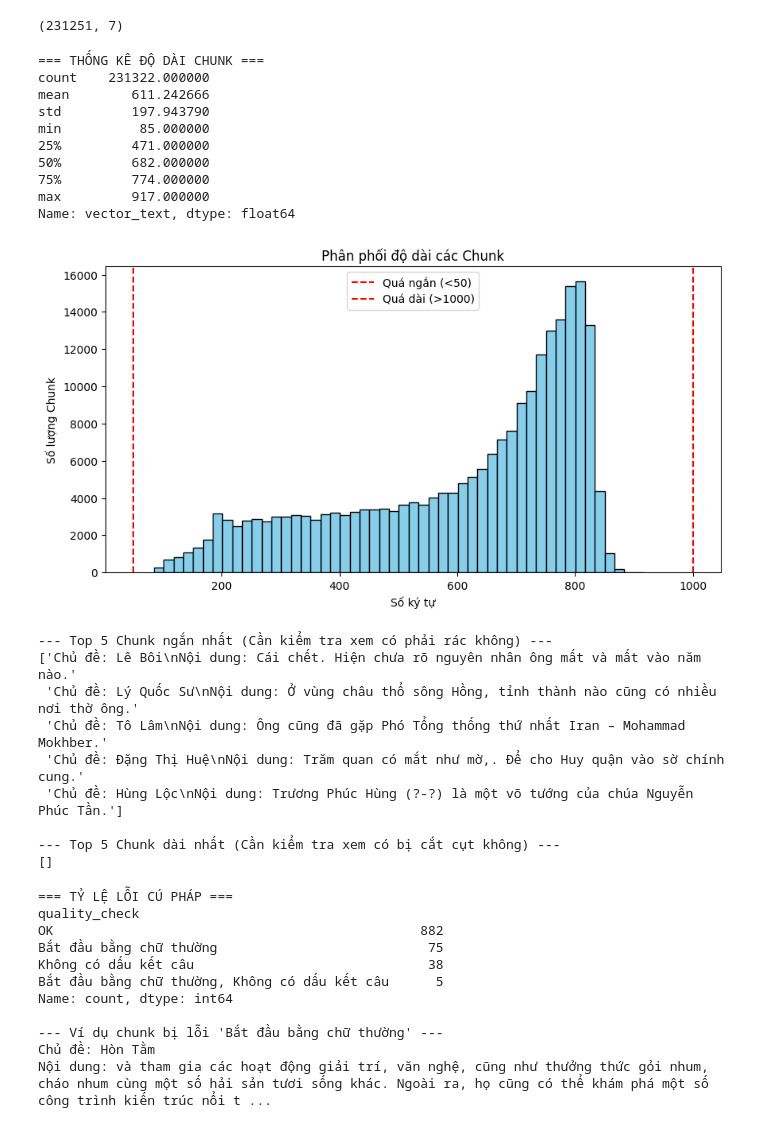
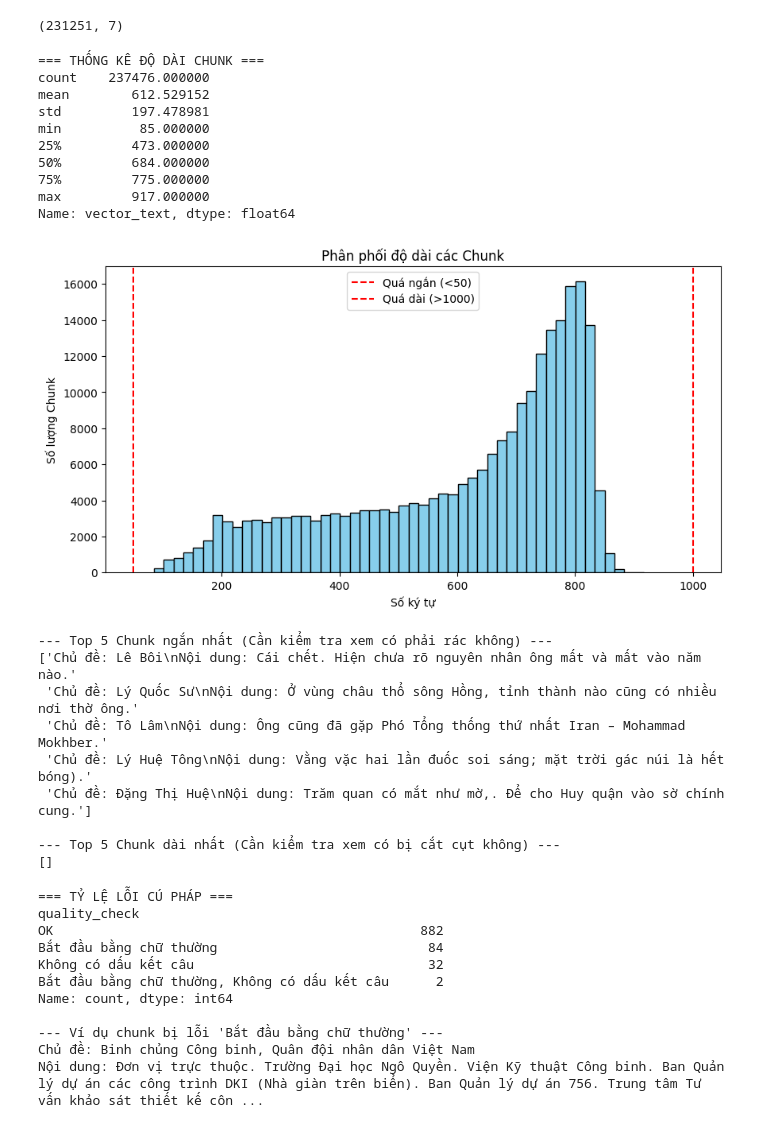
Before and after one commit to quanninja1304/vnpt-rag, a Jupyter notebook: test.ipynb, the cells around one changed output. Saved outputs shown, nothing was run; the diff lists cells and outputs as text; code cells hidden in the pictures.

```diff
--- a/test.ipynb
+++ b/test.ipynb
@@ -54,48 +54,48 @@ import pandas as pd
 import matplotlib.pyplot as plt
 
 # Load file
-df = pd.read_parquet("output/wiki_vn_chunks_optimized.parquet")
+df = pd.read_parquet("output/wiki_vn_chunks.parquet")
 
 # 1. Thống kê cơ bản
 print("=== THỐNG KÊ ĐỘ DÀI CHUNK ===")
 lengths = df['vector_text'].str.len()
 print(lengths.describe())
 
 # 2. Vẽ biểu đồ phân phối
 plt.figure(figsize=(10, 5))
 plt.hist(lengths, bins=50, color='skyblue', edgecolor='black')
 plt.title('Phân phối độ dài các Chunk')
 plt.xlabel('Số ký tự')
 plt.ylabel('Số lượng Chunk')
 plt.axvline(x=50, color='r', linestyle='--', label='Quá ngắn (<50)')
 plt.axvline(x=1000, color='r', linestyle='--', label='Quá dài (>1000)')
 plt.legend()
 plt.show()
 
 # 3. Soi các chunk "dị biệt"
 print("\n--- Top 5 Chunk ngắn nhất (Cần kiểm tra xem có phải rác không) ---")
 print(df[lengths < 100]['vector_text'].head(5).values)
 
 print("\n--- Top 5 Chunk dài nhất (Cần kiểm tra xem có bị cắt cụt không) ---")
 print(df[lengths > 1500]['vector_text'].head(5).values)
 # %% [output]
 === THỐNG KÊ ĐỘ DÀI CHUNK ===
-count    231322.000000
-mean        611.242666
-std         197.943790
+count    237476.000000
+mean        612.529152
+std         197.478981
 min          85.000000
-25%         471.000000
-50%         682.000000
-75%         774.000000
+25%         473.000000
+50%         684.000000
+75%         775.000000
 max         917.000000
 Name: vector_text, dtype: float64
-[figure, old version]
+[figure, new version]
 --- Top 5 Chunk ngắn nhất (Cần kiểm tra xem có phải rác không) ---
 ['Chủ đề: Lê Bôi\nNội dung: Cái chết. Hiện chưa rõ nguyên nhân ông mất và mất vào năm nào.'
  'Chủ đề: Lý Quốc Sư\nNội dung: Ở vùng châu thổ sông Hồng, tỉnh thành nào cũng có nhiều nơi thờ ông.'
  'Chủ đề: Tô Lâm\nNội dung: Ông cũng đã gặp Phó Tổng thống thứ nhất Iran – Mohammad Mokhber.'
- 'Chủ đề: Đặng Thị Huệ\nNội dung: Trăm quan có mắt như mờ,. Để cho Huy quận vào sờ chính cung.'
- 'Chủ đề: Hùng Lộc\nNội dung: Trương Phúc Hùng (?-?) là một võ tướng của chúa Nguyễn Phúc Tần.']
+ 'Chủ đề: Lý Huệ Tông\nNội dung: Vằng vặc hai lần đuốc soi sáng; mặt trời gác núi là hết bóng).'
+ 'Chủ đề: Đặng Thị Huệ\nNội dung: Trăm quan có mắt như mờ,. Để cho Huy quận vào sờ chính cung.']
 
 --- Top 5 Chunk dài nhất (Cần kiểm tra xem có bị cắt cụt không) ---
 []
@@ -137,13 +137,13 @@ if not errors.empty:
 === TỶ LỆ LỖI CÚ PHÁP ===
 quality_check
 OK                                               882
-Bắt đầu bằng chữ thường                           75
-Không có dấu kết câu                              38
-Bắt đầu bằng chữ thường, Không có dấu kết câu      5
+Bắt đầu bằng chữ thường                           84
+Không có dấu kết câu                              32
+Bắt đầu bằng chữ thường, Không có dấu kết câu      2
 Name: count, dtype: int64
 
 --- Ví dụ chunk bị lỗi 'Bắt đầu bằng chữ thường' ---
-Chủ đề: Hòn Tằm
-Nội dung: và tham gia các hoạt động giải trí, văn nghệ, cũng như thưởng thức gỏi nhum, cháo nhum cùng một số hải sản tươi sống khác. Ngoài ra, họ cũng có thể khám phá một số công trình kiến trúc nổi t ...
+Chủ đề: Binh chủng Công binh, Quân đội nhân dân Việt Nam
+Nội dung: Đơn vị trực thuộc. Trường Đại học Ngô Quyền. Viện Kỹ thuật Công binh. Ban Quản lý dự án các công trình DKI (Nhà giàn trên biển). Ban Quản lý dự án 756. Trung tâm Tư vấn khảo sát thiết kế côn ...
 # %%
 import pandas as pd
```
Also changed, not shown: parts of 3 cells of this notebook, 3 other files.
